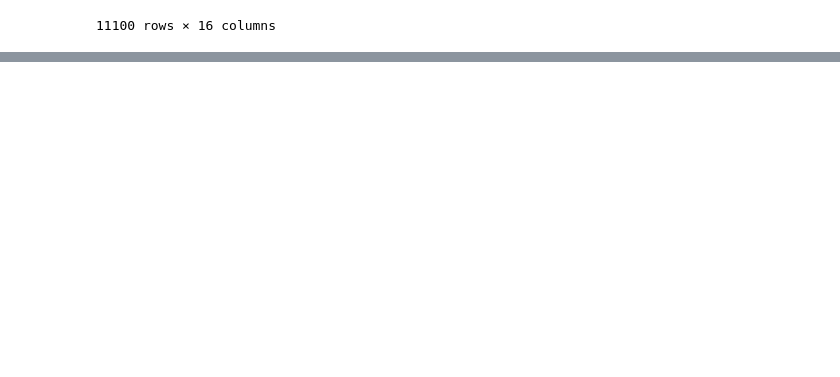
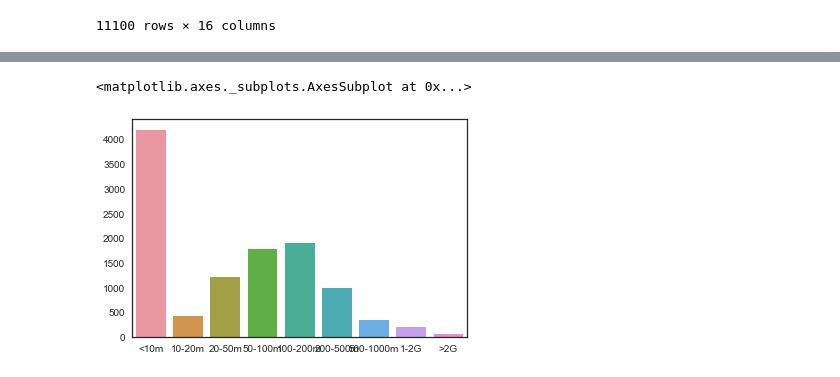
Before and after one commit to TonyCioara/Data-Science-1, a Jupyter notebook: app-store/app-store.ipynb, the cells around one changed output, grey strips where cells are left out. Drawn from its saved outputs; the diff is of its cells as text; code cells hidden in the pictures; blank space fills up the shorter version.

```diff
--- a/app-store/app-store.ipynb
+++ b/app-store/app-store.ipynb
@@ -128,0 +138,6 @@ df.head()
+# %%
+freqs = pd.cut(df["size_Mb"], BINS, include_lowest=True, labels=LABELS)
+sns.barplot(y=freqs.value_counts().values, x=freqs.value_counts().index)
+# %% [output]
+<matplotlib.axes._subplots.AxesSubplot at 0x...>
+[figure, added]
```
Also changed, not shown: parts of 20 cells of this notebook, 4 other files.
